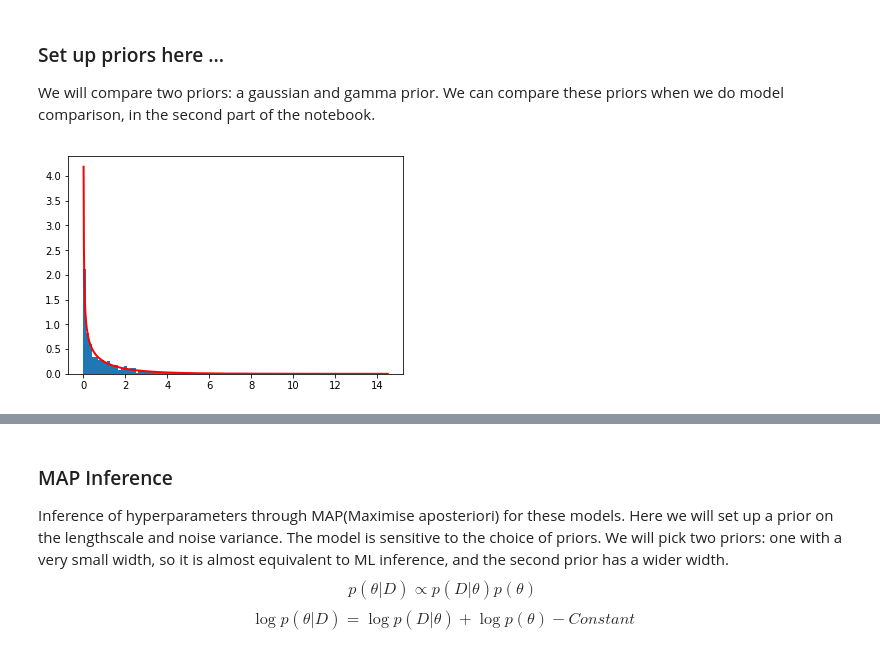
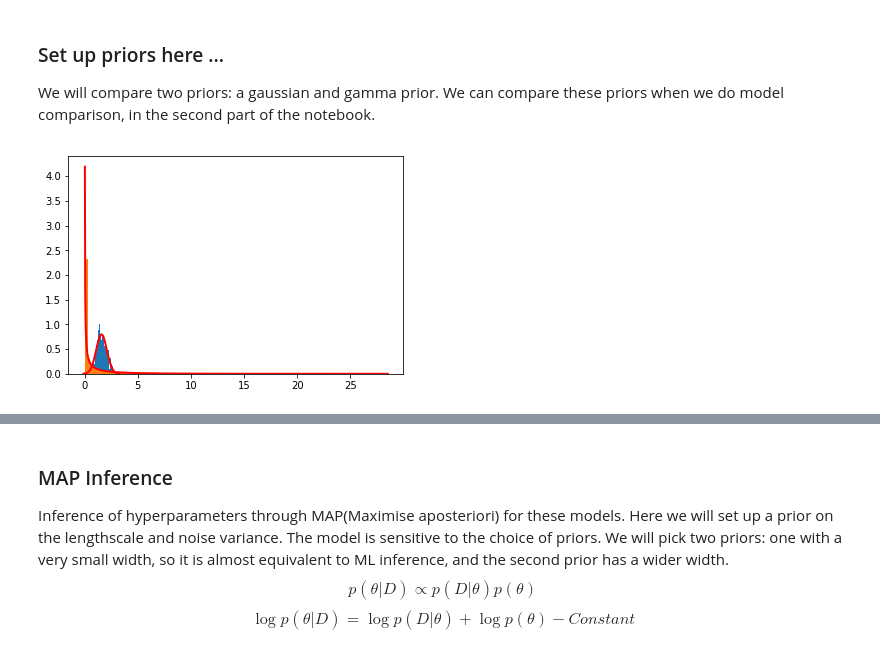
Before and after one commit to adhaka/notebook_gallery, a Jupyter notebook: practice/ccd/Model-Selection.ipynb, the cells around one changed output, grey strips where cells are left out. Saved outputs shown, nothing was run; the diff lists cells and outputs as text; code cells hidden in the pictures.

```diff
--- a/practice/ccd/Model-Selection.ipynb
+++ b/practice/ccd/Model-Selection.ipynb
@@ -93,17 +93,17 @@ Parameters:
 We will compare two priors: a gaussian and gamma prior. We can compare these priors when we do model comparison, in the second part of the notebook.
 # %%
 gaussian_prior1 = GPy.priors.Gaussian(1.5, 0.08)
-gaussian_prior2 = GPy.priors.Gaussian(1.5, 1.0)
+gaussian_prior2 = GPy.priors.Gaussian(1.58, 0.5)
 # %%
 gamma_prior1 = GPy.priors.Gamma.from_EV(1.5, 0.2)
 gamma_prior2 = GPy.priors.Gamma.from_EV(1.5, 0.7)
 # very general prior- non informative ..
-gamma_prior3 = GPy.priors.Gamma.from_EV(1.0, 2.)
+gamma_prior3 = GPy.priors.Gamma.from_EV(1.0, 6.)
 # %%
-# gaussian_prior_2.plot()
-gamma_prior3.plot()
+_= gaussian_prior2.plot()
+_= gamma_prior3.plot()
 # %% [output]
-[figure, old version]
+[figure, new version]
 # %%
 m2 = GPy.core.GP(X.copy(), Y.copy(), k.copy(), lik.copy(), inference_method=laplace)
 # %%
```
Also changed, not shown: parts of 47 cells of this notebook.
